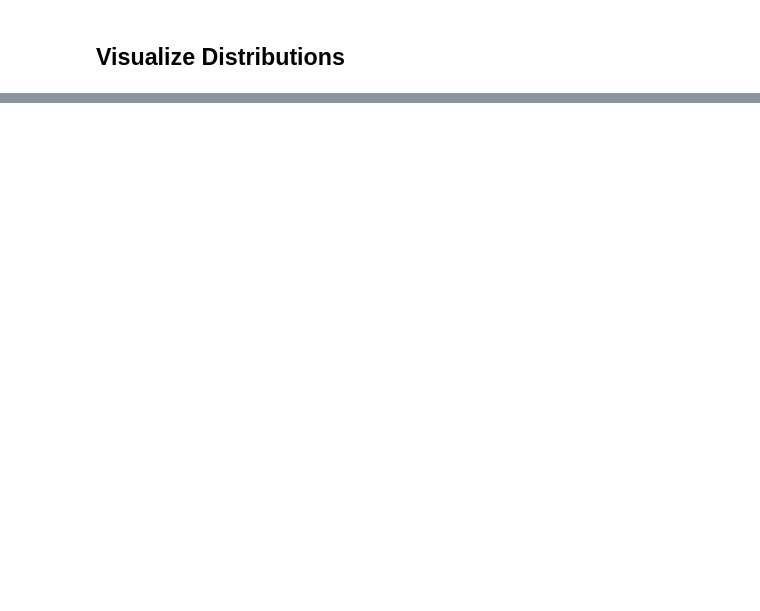
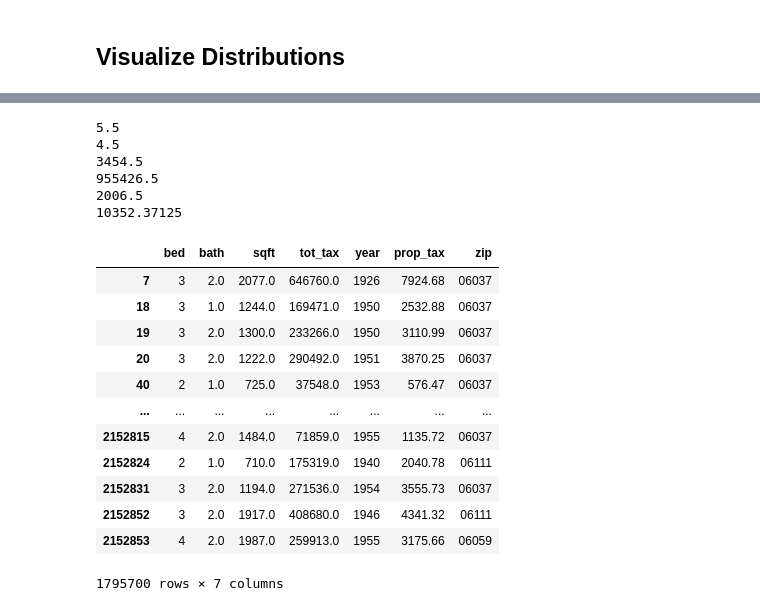
Before and after one commit to Jason-Tellez/regression-exercises, a Jupyter notebook: wrangle.ipynb, the cells around one changed output, grey strips where cells are left out. Saved outputs shown, nothing was run; the diff lists cells and outputs as text; code cells hidden in the pictures; blank space fills up the shorter version.

```diff
--- a/wrangle.ipynb
+++ b/wrangle.ipynb
@@ -330,0 +358,29 @@ for i, col in enumerate(df.drop(columns='fips').columns):
+# %%
+for col in df.columns.drop('zip'):
+    Q1, Q3 = df[col].quantile([.25, .75])
+    IQR = Q3 - Q1
+    UB = Q3 + 1.5 * IQR
+    LB = Q1 - 1.5 * IQR
+    df = df[(df[col] <= UB) & (df[col] >= LB)]
+    print(UB)
+df
+# %% [output]
+5.5
+4.5
+3454.5
+955426.5
+2006.5
+10352.37125
+|  | bed | bath | sqft | tot_tax | year | prop_tax | zip |
+| 7 | 3 | 2.0 | 2077.0 | 646760.0 | 1926 | 7924.68 | 06037 |
+| 18 | 3 | 1.0 | 1244.0 | 169471.0 | 1950 | 2532.88 | 06037 |
+| 19 | 3 | 2.0 | 1300.0 | 233266.0 | 1950 | 3110.99 | 06037 |
+| 20 | 3 | 2.0 | 1222.0 | 290492.0 | 1951 | 3870.25 | 06037 |
+| 40 | 2 | 1.0 | 725.0 | 37548.0 | 1953 | 576.47 | 06037 |
+| ... | ... | ... | ... | ... | ... | ... | ... |
+| 2152815 | 4 | 2.0 | 1484.0 | 71859.0 | 1955 | 1135.72 | 06037 |
+| 2152824 | 2 | 1.0 | 710.0 | 175319.0 | 1940 | 2040.78 | 06111 |
+| 2152831 | 3 | 2.0 | 1194.0 | 271536.0 | 1954 | 3555.73 | 06037 |
+| 2152852 | 3 | 2.0 | 1917.0 | 408680.0 | 1946 | 4341.32 | 06111 |
+| 2152853 | 4 | 2.0 | 1987.0 | 259913.0 | 1955 | 3175.66 | 06059 |
+1795700 rows × 7 columns
```
Also changed, not shown: parts of 27 cells of this notebook, 5 other files.
